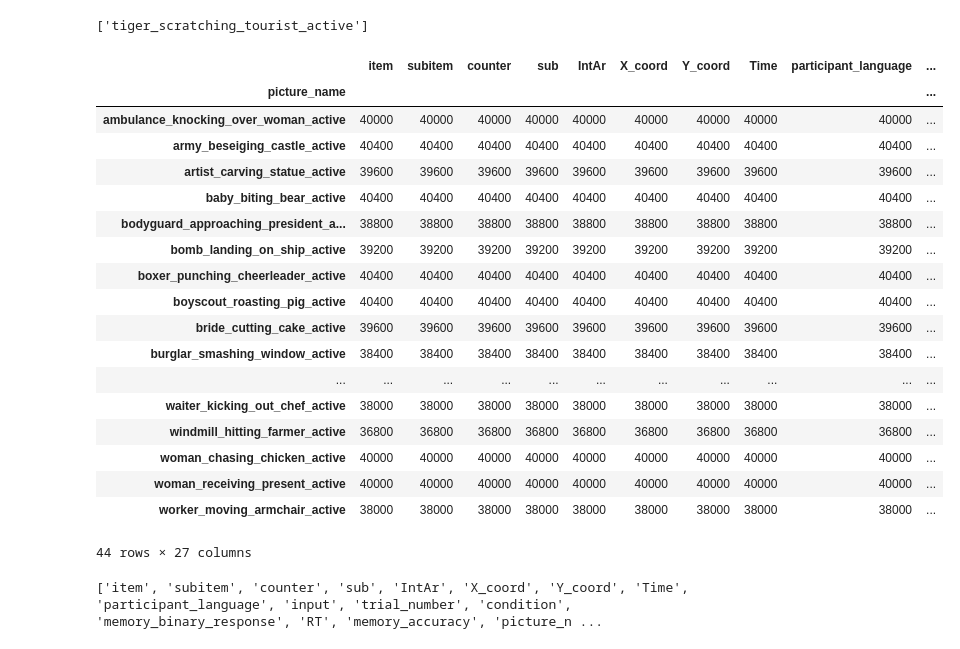
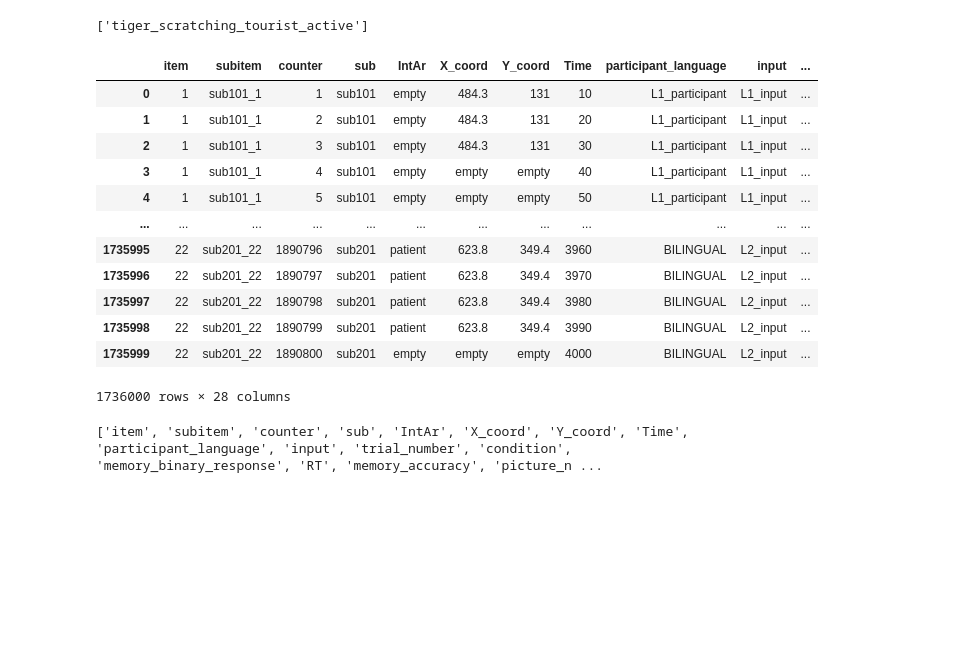
Before and after one commit to Yellowtintin/Clementine-Eye-tracking-thesis, a Jupyter notebook: Data_Exploration.ipynb, the cells around one changed output. Saved outputs shown, nothing was run; the diff lists cells and outputs as text; code cells hidden in the pictures; blank space fills up the shorter version.

```diff
--- a/Data_Exploration.ipynb
+++ b/Data_Exploration.ipynb
@@ -213,27 +222,21 @@ print(results_df.loc[results_df['item'] == 44, 'picture_name'].unique())
 # %% [output]
 ['tiger_scratching_tourist_active']
 # %%
-results_df.groupby(['picture_name']).count()
+results_df
 # %% [output]
-|  | item | subitem | counter | sub | IntAr | X_coord | Y_coord | Time | participant_language | ... |
-| picture_name |  |  |  |  |  |  |  |  |  | ... |
-| ambulance_knocking_over_woman_active | 40000 | 40000 | 40000 | 40000 | 40000 | 40000 | 40000 | 40000 | 40000 | ... |
-| army_beseiging_castle_active | 40400 | 40400 | 40400 | 40400 | 40400 | 40400 | 40400 | 40400 | 40400 | ... |
-| artist_carving_statue_active | 39600 | 39600 | 39600 | 39600 | 39600 | 39600 | 39600 | 39600 | 39600 | ... |
-| baby_biting_bear_active | 40400 | 40400 | 40400 | 40400 | 40400 | 40400 | 40400 | 40400 | 40400 | ... |
-| bodyguard_approaching_president_a... | 38800 | 38800 | 38800 | 38800 | 38800 | 38800 | 38800 | 38800 | 38800 | ... |
-| bomb_landing_on_ship_active | 39200 | 39200 | 39200 | 39200 | 39200 | 39200 | 39200 | 39200 | 39200 | ... |
-| boxer_punching_cheerleader_active | 40400 | 40400 | 40400 | 40400 | 40400 | 40400 | 40400 | 40400 | 40400 | ... |
-| boyscout_roasting_pig_active | 40400 | 40400 | 40400 | 40400 | 40400 | 40400 | 40400 | 40400 | 40400 | ... |
-| bride_cutting_cake_active | 39600 | 39600 | 39600 | 39600 | 39600 | 39600 | 39600 | 39600 | 39600 | ... |
-| burglar_smashing_window_active | 38400 | 38400 | 38400 | 38400 | 38400 | 38400 | 38400 | 38400 | 38400 | ... |
-| ... | ... | ... | ... | ... | ... | ... | ... | ... | ... | ... |
-| waiter_kicking_out_chef_active | 38000 | 38000 | 38000 | 38000 | 38000 | 38000 | 38000 | 38000 | 38000 | ... |
-| windmill_hitting_farmer_active | 36800 | 36800 | 36800 | 36800 | 36800 | 36800 | 36800 | 36800 | 36800 | ... |
-| woman_chasing_chicken_active | 40000 | 40000 | 40000 | 40000 | 40000 | 40000 | 40000 | 40000 | 40000 | ... |
-| woman_receiving_present_active | 40000 | 40000 | 40000 | 40000 | 40000 | 40000 | 40000 | 40000 | 40000 | ... |
-| worker_moving_armchair_active | 38000 | 38000 | 38000 | 38000 | 38000 | 38000 | 38000 | 38000 | 38000 | ... |
+|  | item | subitem | counter | sub | IntAr | X_coord | Y_coord | Time | participant_language | input | ... |
+| 0 | 1 | sub101_1 | 1 | sub101 | empty | 484.3 | 131 | 10 | L1_participant | L1_input | ... |
+| 1 | 1 | sub101_1 | 2 | sub101 | empty | 484.3 | 131 | 20 | L1_participant | L1_input | ... |
+| 2 | 1 | sub101_1 | 3 | sub101 | empty | 484.3 | 131 | 30 | L1_participant | L1_input | ... |
+| 3 | 1 | sub101_1 | 4 | sub101 | empty | empty | empty | 40 | L1_participant | L1_input | ... |
+| 4 | 1 | sub101_1 | 5 | sub101 | empty | empty | empty | 50 | L1_participant | L1_input | ... |
+| ... | ... | ... | ... | ... | ... | ... | ... | ... | ... | ... | ... |
+| 1735995 | 22 | sub201_22 | 1890796 | sub201 | patient | 623.8 | 349.4 | 3960 | BILINGUAL | L2_input | ... |
+| 1735996 | 22 | sub201_22 | 1890797 | sub201 | patient | 623.8 | 349.4 | 3970 | BILINGUAL | L2_input | ... |
+| 1735997 | 22 | sub201_22 | 1890798 | sub201 | patient | 623.8 | 349.4 | 3980 | BILINGUAL | L2_input | ... |
+| 1735998 | 22 | sub201_22 | 1890799 | sub201 | patient | 623.8 | 349.4 | 3990 | BILINGUAL | L2_input | ... |
+| 1735999 | 22 | sub201_22 | 1890800 | sub201 | empty | empty | empty | 4000 | BILINGUAL | L2_input | ... |
-44 rows × 27 columns
+1736000 rows × 28 columns
 # %%
 print(list(results_df))
 # %% [output]
```
Also changed, not shown: parts of 17 cells of this notebook.
